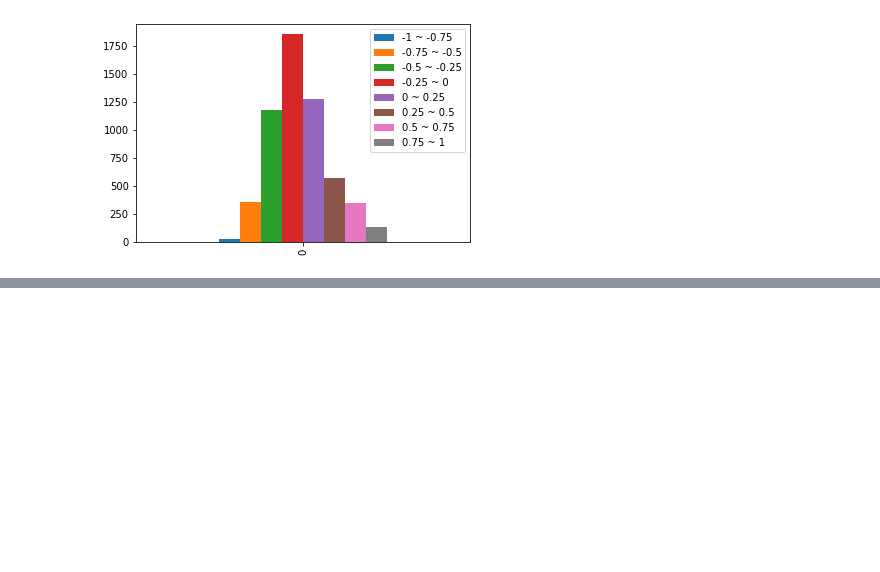
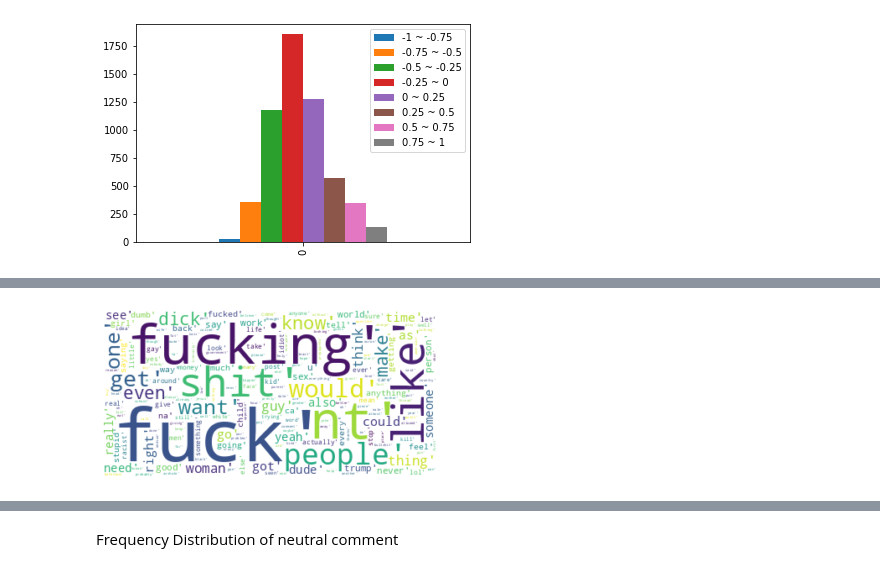
Before and after one commit to hayacon/cs_final_project, a Jupyter notebook: code/data_analysis.ipynb, the cells around one changed output, grey strips where cells are left out. Saved outputs shown, nothing was run; the diff lists cells and outputs as text; code cells hidden in the pictures; blank space fills up the shorter version.

```diff
--- a/code/data_analysis.ipynb
+++ b/code/data_analysis.ipynb
@@ -58,0 +152,4 @@ distribution_df.plot(kind='bar')
+# %%
+da.plot_wordCloud(offensive_text)
+# %% [output]
+[figure, added]
@@ -58,0 +157,2 @@ distribution_df.plot(kind='bar')
+# %% [markdown]
+Frequency Distribution of neutral comment
```
Also changed, not shown: parts of 34 cells of this notebook, 2 other files.
